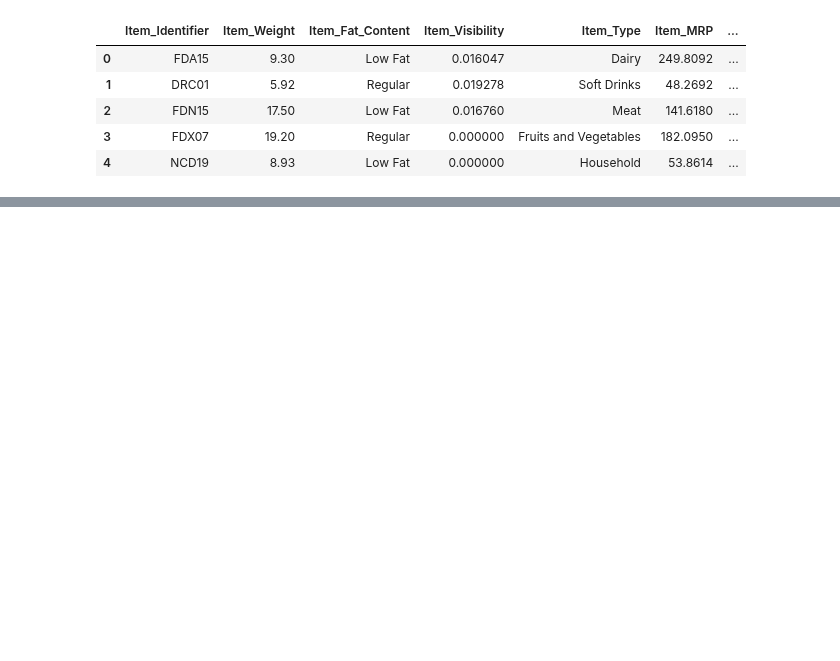
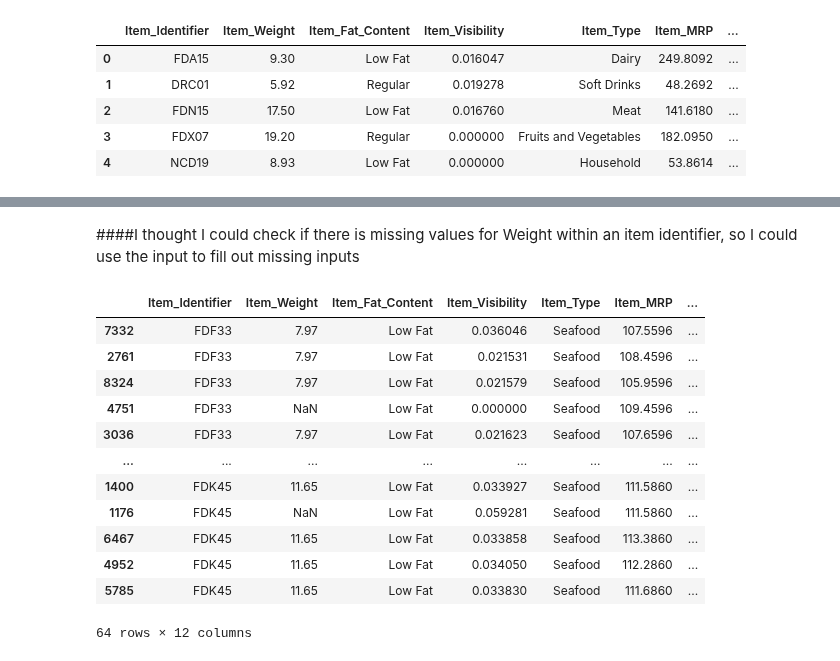
Before and after one commit to paulapipkin/sales_predictions, a Jupyter notebook: Sales_Prediciton.ipynb, the cells around one changed output, grey strips where cells are left out. Saved outputs shown, nothing was run; the diff lists cells and outputs as text; code cells hidden in the pictures; blank space fills up the shorter version.

```diff
--- a/Sales_Prediciton.ipynb
+++ b/Sales_Prediciton.ipynb
@@ -13,0 +98,4 @@ df.head()
+# %%
+df= df.replace(to_replace={'low fat', 'LF'}, value='Low Fat')
+df= df.replace(to_replace={'reg'}, value='Regular')
+df['Item_Fat_Content'].unique()
@@ -13,0 +133,19 @@ df.head()
+# %% [markdown]
+####I thought I could check if there is missing values for Weight within an item identifier, so I could use the input to fill out missing inputs
+# %%
+sea_food_filter = df.loc[df['Item_Type']=='Seafood']
+sea_food_filter.sort_values(by='Item_Identifier')
+# %% [output]
+|  | Item_Identifier | Item_Weight | Item_Fat_Content | Item_Visibility | Item_Type | Item_MRP | ... |
+| 7332 | FDF33 | 7.97 | Low Fat | 0.036046 | Seafood | 107.5596 | ... |
+| 2761 | FDF33 | 7.97 | Low Fat | 0.021531 | Seafood | 108.4596 | ... |
+| 8324 | FDF33 | 7.97 | Low Fat | 0.021579 | Seafood | 105.9596 | ... |
+| 4751 | FDF33 | NaN | Low Fat | 0.000000 | Seafood | 109.4596 | ... |
+| 3036 | FDF33 | 7.97 | Low Fat | 0.021623 | Seafood | 107.6596 | ... |
+| ... | ... | ... | ... | ... | ... | ... | ... |
+| 1400 | FDK45 | 11.65 | Low Fat | 0.033927 | Seafood | 111.5860 | ... |
+| 1176 | FDK45 | NaN | Low Fat | 0.059281 | Seafood | 111.5860 | ... |
+| 6467 | FDK45 | 11.65 | Low Fat | 0.033858 | Seafood | 113.3860 | ... |
+| 4952 | FDK45 | 11.65 | Low Fat | 0.034050 | Seafood | 112.2860 | ... |
+| 5785 | FDK45 | 11.65 | Low Fat | 0.033830 | Seafood | 111.6860 | ... |
+64 rows × 12 columns
```
Also changed, not shown: parts of 40 cells of this notebook.
